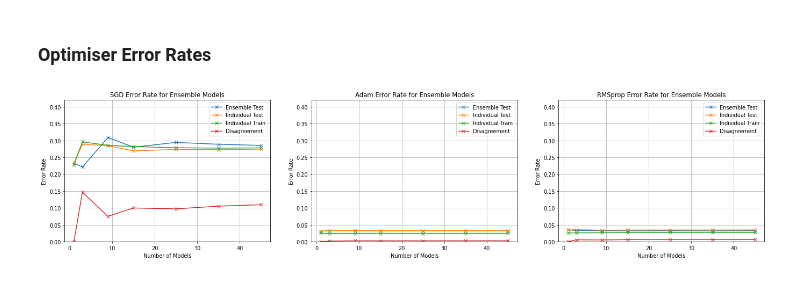
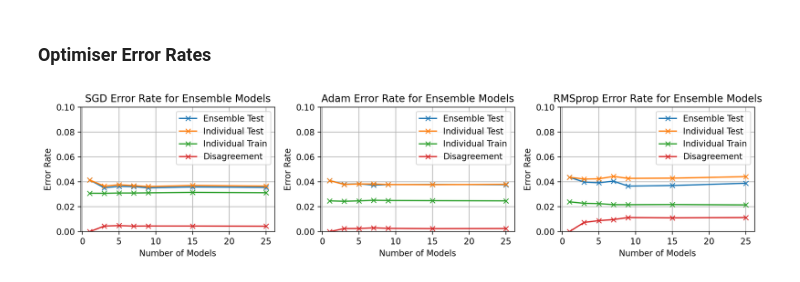
Before and after one commit to Sarsoo/SLP-Training, a Jupyter notebook: nncw.ipynb, the cells around one changed output. Drawn from its saved outputs; the diff is of its cells as text; code cells hidden in the pictures.

```diff
--- a/nncw.ipynb
+++ b/nncw.ipynb
@@ -600,8 +605,8 @@ def evaluate_ensemble_vote(hidden_nodes=16,
                 response["nodes"] = [int(i) for i in np.linspace(*hidden_nodes, num=m)]
 
         elif hidden_nodes == 'm':
-            models = [get_model(2 * i, weight_init=weight_init) for i in range(m)]
-            response["nodes"] = [2 * i for i in range(m)]
+            models = [get_model(i+1, weight_init=weight_init) for i in range(m)]
+            response["nodes"] = [i+1 for i in range(m)]
         else: # not a range of epochs, just set to given value
             models = [get_model(hidden_nodes, weight_init=weight_init) for _ in range(m)]
             response["nodes"] = hidden_nodes
@@ -710,7 +715,9 @@ Run a single iteration of ensemble model investigations
 # %%
 single_ensem_results = list()
 # for test in evaluate_ensemble_vote(epochs=(5, 300), optimizer=lambda: tf.keras.optimizers.SGD(learning_rate=0.02)):
-for test in evaluate_ensemble_vote(hidden_nodes=(1, 25), optimizer=lambda: tf.keras.optimizers.SGD(learning_rate=0.02)):
+for test in evaluate_ensemble_vote(hidden_nodes=(1, 400),
+                                   epochs=20,
+                                   optimizer=lambda: tf.keras.optimizers.SGD(learning_rate=0.02)):
     single_ensem_results.append(test)
     print(test["nodes"], test["epochs"])
 # %% [output]
@@ -779,11 +801,13 @@ multi_ensem_results = list()
 multi_ensem_iterations = 30
 for i in range(multi_ensem_iterations):
     print(f"Iteration {i+1}/{multi_ensem_iterations}")
-    data_train, data_test, labels_train, labels_test = train_test_split(data, labels, test_size=test_size, stratify=labels)
-    multi_ensem_results.append(list(evaluate_ensemble_vote(epochs=10,
-                                                           hidden_nodes=(1, 400),
-                                                           nmodels=[1, 3, 9, 15, 25, 35, 45],
-                                                           optimizer=lambda: tf.keras.optimizers.SGD(learning_rate=0.15, momentum=0.01),
+    data_train, data_test, labels_train, labels_test = train_test_split(data, labels, test_size=test_size,
+#                                                                         stratify=labels
+                                                                       )
+    multi_ensem_results.append(list(evaluate_ensemble_vote(epochs=(50, 100),
+                                                           hidden_nodes=(50, 100),
+                                                           nmodels=[1, 3, 5, 7, 9, 15, 25, 35, 45],
+                                                           optimizer=lambda: tf.keras.optimizers.SGD(learning_rate=0.1, momentum=0.1),
                                                            weight_init=lambda: 'random_uniform',
                                                            batch_size=batch_size,
                                                            dtrain=data_train,
@@ -985,9 +1012,9 @@ for i in range(multi_optim_iterations):
     data_train, data_test, labels_train, labels_test = train_test_split(data, labels, test_size=0.5,
 #                                                                         stratify=labels
                                                                        )
-    multi_optim_results.append(list(evaluate_optimisers(epochs=20,
+    multi_optim_results.append(list(evaluate_optimisers(epochs=(50, 100),
                                                         hidden_nodes=(1, 400),
-                                                        nmodels=[1, 3, 9, 15, 25, 35, 45],
+                                                        nmodels=[1, 3, 9, 15, 25],
                                                         optimizers=multi_optims,
                                                         weight_init=lambda: 'random_uniform',
                                                         batch_size=35,
@@ -1102,29 +1129,36 @@ RMSprop: 35 Models, 96.8% Accurate
 # %% [markdown]
 ### Optimiser Error Rates
 # %%
-fig, axes = plt.subplots(1, 3, figsize=(24, 5))
+fig, axes = plt.subplots(1, 3, figsize=(12, 3))
 fig.set_dpi(fig_dpi)
 
 for idx, ((optimiser_name, tensors_dict), ax) in enumerate(zip(optim_tensors.items(), axes.flatten())):
     ax.plot(multi_optim_models, 1 - tensors_dict["mean"][0, :], 'x-', label='Ensemble Test')
     ax.plot(multi_optim_models, 1 - tensors_dict["mean"][2, :], 'x-', label='Individual Test')
     ax.plot(multi_optim_models, 1 - tensors_dict["mean"][1, :], 'x-', label='Individual Train')
     ax.plot(multi_optim_models, 1 - tensors_dict["mean"][3, :], 'x-', label='Disagreement')
 
 #     ax.errorbar(multi_optim_models, 1 - tensors_dict["mean"][0, :], yerr=tensors_dict["std"][0, :], capsize=4, label='Ensemble Test')
 #     ax.errorbar(multi_optim_models, 1 - tensors_dict["mean"][2, :], yerr=tensors_dict["std"][2, :], capsize=4, label='Individual Test')
 #     ax.errorbar(multi_optim_models, 1 - tensors_dict["mean"][1, :], yerr=tensors_dict["std"][1, :], capsize=4, label='Individual Train')
 #     ax.errorbar(multi_optim_models, 1 - tensors_dict["mean"][3, :], yerr=tensors_dict["std"][3, :], capsize=4, label='Disagreement')
 
     ax.set_title(f"{optimiser_name} Error Rate for Ensemble Models")
-#     ax.set_ylim(0, 1)
-    ax.set_ylim(0, np.max([np.max(1 - i["mean"] + i["std"]) for i in optim_tensors.values()]) + 0.03)
+    ax.set_ylim(0, 0.1)
+#     ax.set_ylim(0, np.max([np.max(1 - i["mean"] + i["std"]) for i in optim_tensors.values()]) + 0.03)
     ax.grid()
+#     if idx > 0:
     ax.legend()
     ax.set_xlabel("Number of Models")
     ax.set_ylabel("Error Rate")
 
-# plt.savefig(f'graphs/{exp3_testname}-error-rate-curves.png')
+# axes[0].set_ylim(0, 0.4)
+axes[1].legend()
+axes[2].legend()
+
+plt.tight_layout()
+plt.savefig(f'graphs/{exp3_testname}-error-rate-curves.png')
+
 plt.show()
 # %% [output]
-[figure, old version]
+[figure, new version]
```
Also changed, not shown: parts of 23 cells of this notebook, 49 other files.
